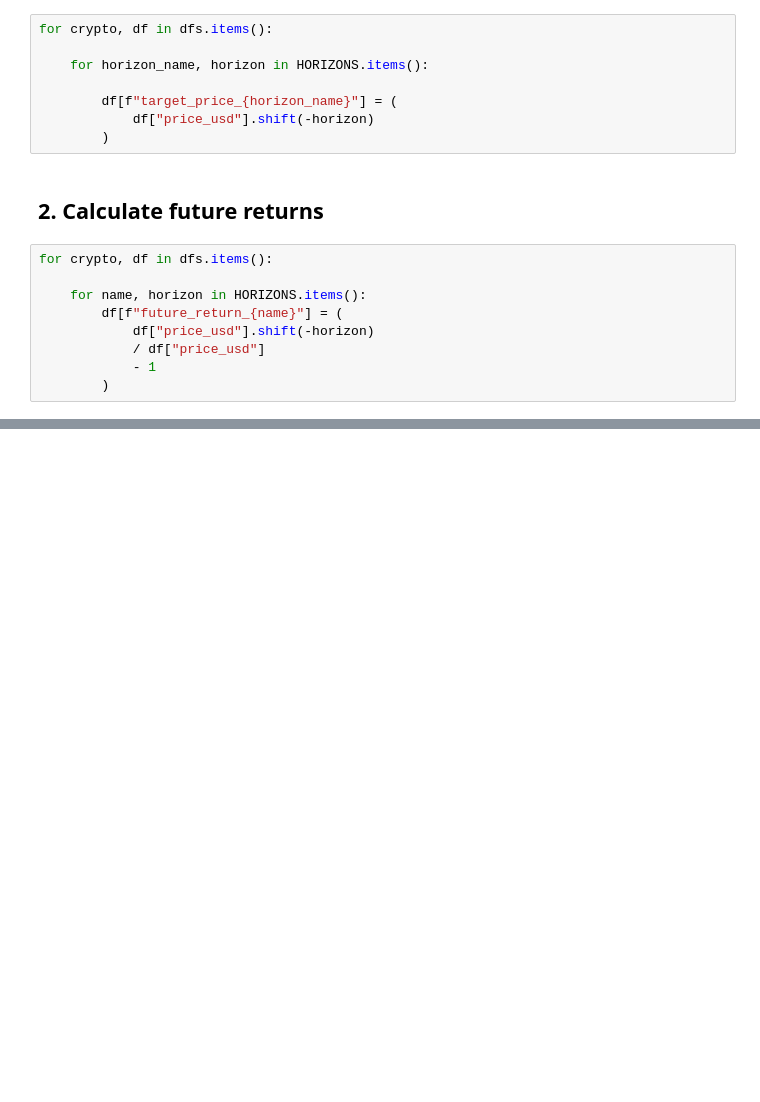
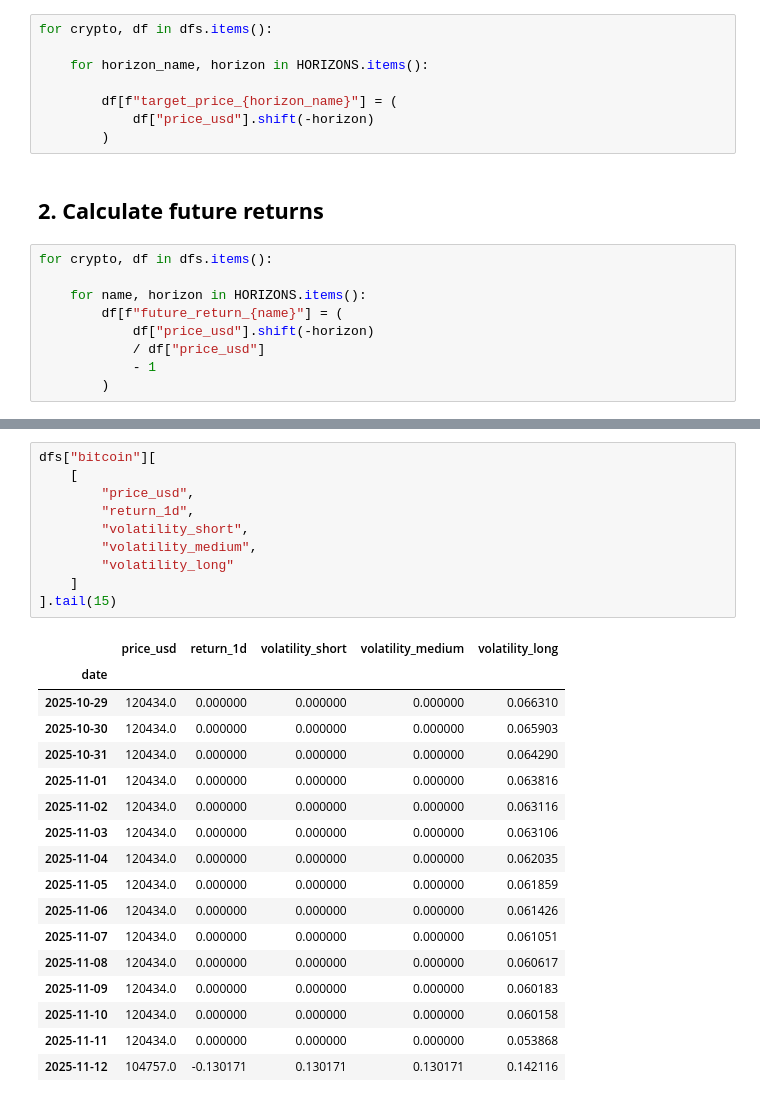
Before and after one commit to irene-martin-rod/CryptoTrendPredictor, a Jupyter notebook: notebooks/3-target_definition.ipynb, the cells around one changed output, grey strips where cells are left out. Saved outputs shown, nothing was run; the diff lists cells and outputs as text; blank space fills up the shorter version.

```diff
--- a/notebooks/3-target_definition.ipynb
+++ b/notebooks/3-target_definition.ipynb
@@ -166,0 +199,28 @@ dfs["bitcoin"][
+# %%
+dfs["bitcoin"][
+    [
+        "price_usd",
+        "return_1d",
+        "volatility_short",
+        "volatility_medium",
+        "volatility_long"
+    ]
+].tail(15)
+# %% [output]
+|  | price_usd | return_1d | volatility_short | volatility_medium | volatility_long |
+| date |  |  |  |  |  |
+| 2025-10-29 | 120434.0 | 0.000000 | 0.000000 | 0.000000 | 0.066310 |
+| 2025-10-30 | 120434.0 | 0.000000 | 0.000000 | 0.000000 | 0.065903 |
+| 2025-10-31 | 120434.0 | 0.000000 | 0.000000 | 0.000000 | 0.064290 |
+| 2025-11-01 | 120434.0 | 0.000000 | 0.000000 | 0.000000 | 0.063816 |
+| 2025-11-02 | 120434.0 | 0.000000 | 0.000000 | 0.000000 | 0.063116 |
+| 2025-11-03 | 120434.0 | 0.000000 | 0.000000 | 0.000000 | 0.063106 |
+| 2025-11-04 | 120434.0 | 0.000000 | 0.000000 | 0.000000 | 0.062035 |
+| 2025-11-05 | 120434.0 | 0.000000 | 0.000000 | 0.000000 | 0.061859 |
+| 2025-11-06 | 120434.0 | 0.000000 | 0.000000 | 0.000000 | 0.061426 |
+| 2025-11-07 | 120434.0 | 0.000000 | 0.000000 | 0.000000 | 0.061051 |
+| 2025-11-08 | 120434.0 | 0.000000 | 0.000000 | 0.000000 | 0.060617 |
+| 2025-11-09 | 120434.0 | 0.000000 | 0.000000 | 0.000000 | 0.060183 |
+| 2025-11-10 | 120434.0 | 0.000000 | 0.000000 | 0.000000 | 0.060158 |
+| 2025-11-11 | 120434.0 | 0.000000 | 0.000000 | 0.000000 | 0.053868 |
+| 2025-11-12 | 104757.0 | -0.130171 | 0.130171 | 0.130171 | 0.142116 |
```
Also changed, not shown: parts of 16 cells of this notebook.
